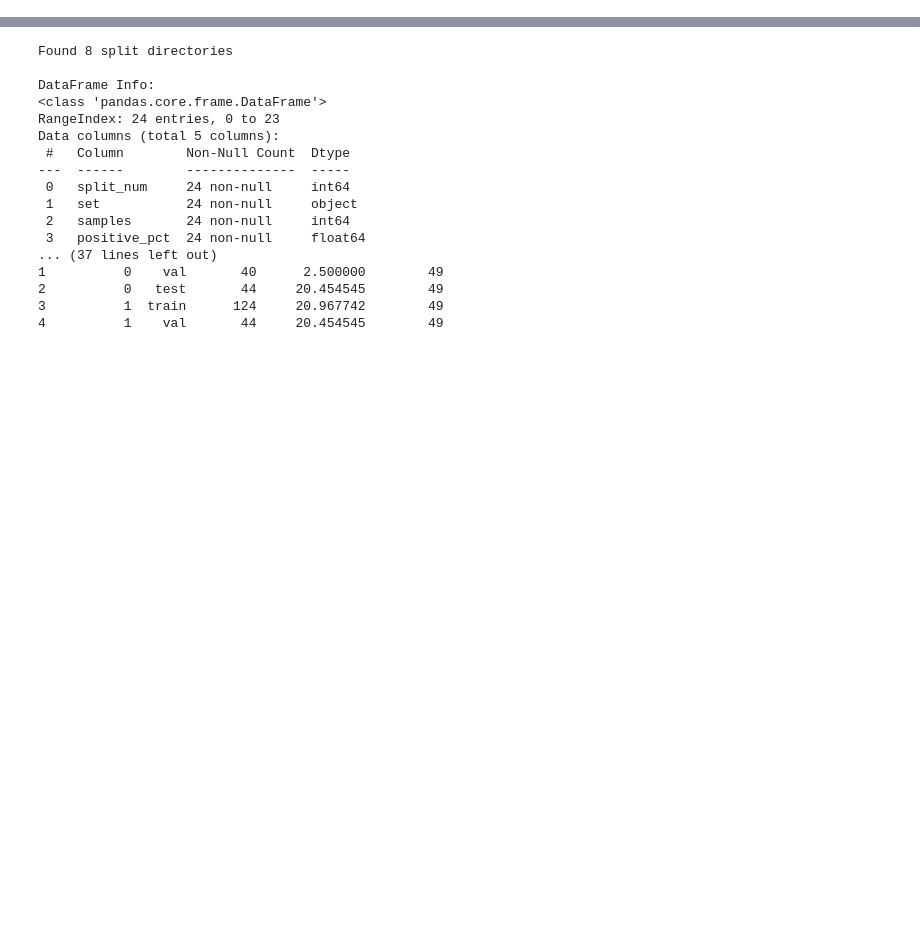
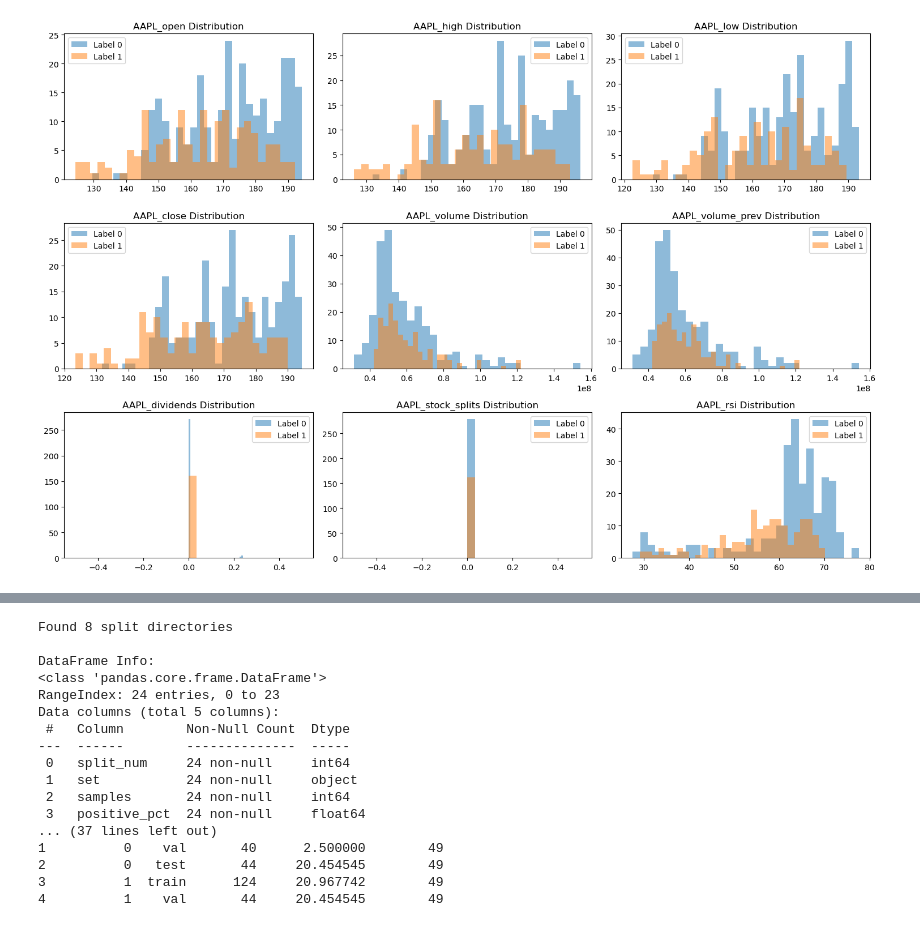
Before and after one commit to solvmanifold/LatentTrader, a Jupyter notebook: notebooks/ml_dataset_visualizer.ipynb, the cells around one changed output, grey strips where cells are left out. Cells and saved outputs as stored; diff of their text form; code cells hidden in the pictures; blank space fills up the shorter version.

Commit message:
feat: enhance data validation and feature processing. Update notebooks and tests.

```diff
--- a/notebooks/ml_dataset_visualizer.ipynb
+++ b/notebooks/ml_dataset_visualizer.ipynb
@@ -0,0 +1,96 @@
+# %%
+import pandas as pd
+import numpy as np
+import matplotlib.pyplot as plt
+import seaborn as sns
+from pathlib import Path
+
+# Set the path to your dataset directory
+data_dir = Path("../data/test_dataset")  # Replace with your actual dataset directory
+
+# Load the datasets
+train_df = pd.read_parquet(data_dir / "train.parquet")
+val_df = pd.read_parquet(data_dir / "val.parquet")
+test_df = pd.read_parquet(data_dir / "test.parquet")
+
+# Reset index to ensure no duplicate indices
+train_df = train_df.reset_index(drop=True)
+val_df = val_df.reset_index(drop=True)
+test_df = test_df.reset_index(drop=True)
+
+# Basic dataset information
+print("Dataset Shapes:")
+print(f"Train: {train_df.shape}")
+print(f"Validation: {val_df.shape}")
+print(f"Test: {test_df.shape}")
+
+# Check for missing values
+print("\nMissing Values:")
+for name, df in [("Train", train_df), ("Validation", val_df), ("Test", test_df)]:
+    missing = df.isnull().sum()
+    print(f"\n{name} set missing values:")
+    print(missing[missing > 0])
+
+# Label distribution
+print("\nLabel Distribution:")
+for name, df in [("Train", train_df), ("Validation", val_df), ("Test", test_df)]:
+    label_dist = df['label'].value_counts(normalize=True)
+    print(f"\n{name} set label distribution:")
+    print(f"Positive labels: {label_dist.get(1, 0):.2%}")
+    print(f"Negative labels: {label_dist.get(0, 0):.2%}")
+
+# Feature statistics
+print("\nFeature Statistics:")
+numeric_cols = train_df.select_dtypes(include=[np.number]).columns
+print("\nNumeric feature statistics:")
+print(train_df[numeric_cols].describe())
+
+# Visualize feature distributions
+plt.figure(figsize=(15, 10))
+for i, col in enumerate(numeric_cols[:9]):  # Plot first 9 numeric features
+    plt.subplot(3, 3, i+1)
+    # Create separate histograms for each label
+    for label in [0, 1]:
+        data = train_df[train_df['label'] == label][col]
+        plt.hist(data, bins=30, alpha=0.5, label=f'Label {label}')
+    plt.title(f'{col} Distribution')
+    plt.legend()
+plt.tight_layout()
+plt.show()
+
+# Correlation analysis
+plt.figure(figsize=(12, 8))
+correlation_matrix = train_df[numeric_cols].corr()
+sns.heatmap(correlation_matrix, cmap='coolwarm', center=0)
+plt.title('Feature Correlation Matrix')
+plt.show()
+
+# Time series analysis (if date column exists)
+if 'date' in train_df.columns:
+    train_df['date'] = pd.to_datetime(train_df['date'])
+    plt.figure(figsize=(15, 5))
+    train_df.groupby('date')['label'].mean().plot()
+    plt.title('Label Distribution Over Time')
+    plt.ylabel('Positive Label Ratio')
+    plt.show()
+
+# Check for any categorical features
+categorical_cols = train_df.select_dtypes(include=['object']).columns
+if len(categorical_cols) > 0:
+    print("\nCategorical Features:")
+    for col in categorical_cols:
+        print(f"\n{col} unique values:")
+        print(train_df[col].value_counts().head())
+
+# Additional analysis: Check for duplicate indices
+print("\nChecking for duplicate indices:")
+for name, df in [("Train", train_df), ("Validation", val_df), ("Test", test_df)]:
+    duplicates = df.index.duplicated().sum()
+    print(f"{name} set duplicate indices: {duplicates}")
+
+# Check for duplicate rows
+print("\nChecking for duplicate rows:")
+for name, df in [("Train", train_df), ("Validation", val_df), ("Test", test_df)]:
+    duplicates = df.duplicated().sum()
+    print(f"{name} set duplicate rows: {duplicates}")
+# %% [output]
@@ -0,0 +114 @@
+[figure, added]
```
Also changed, not shown: parts of 4 cells of this notebook, 6 other files.
